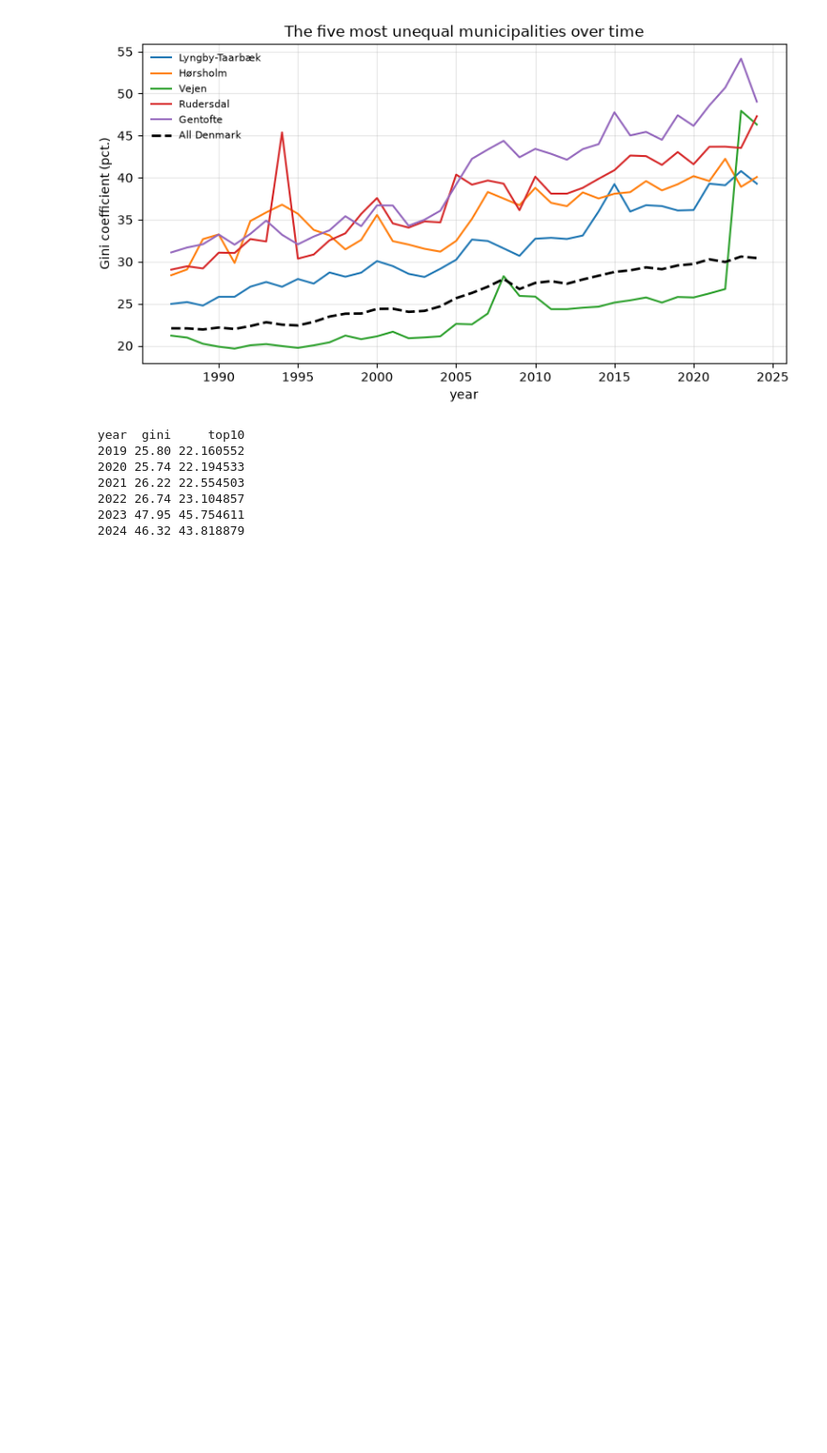
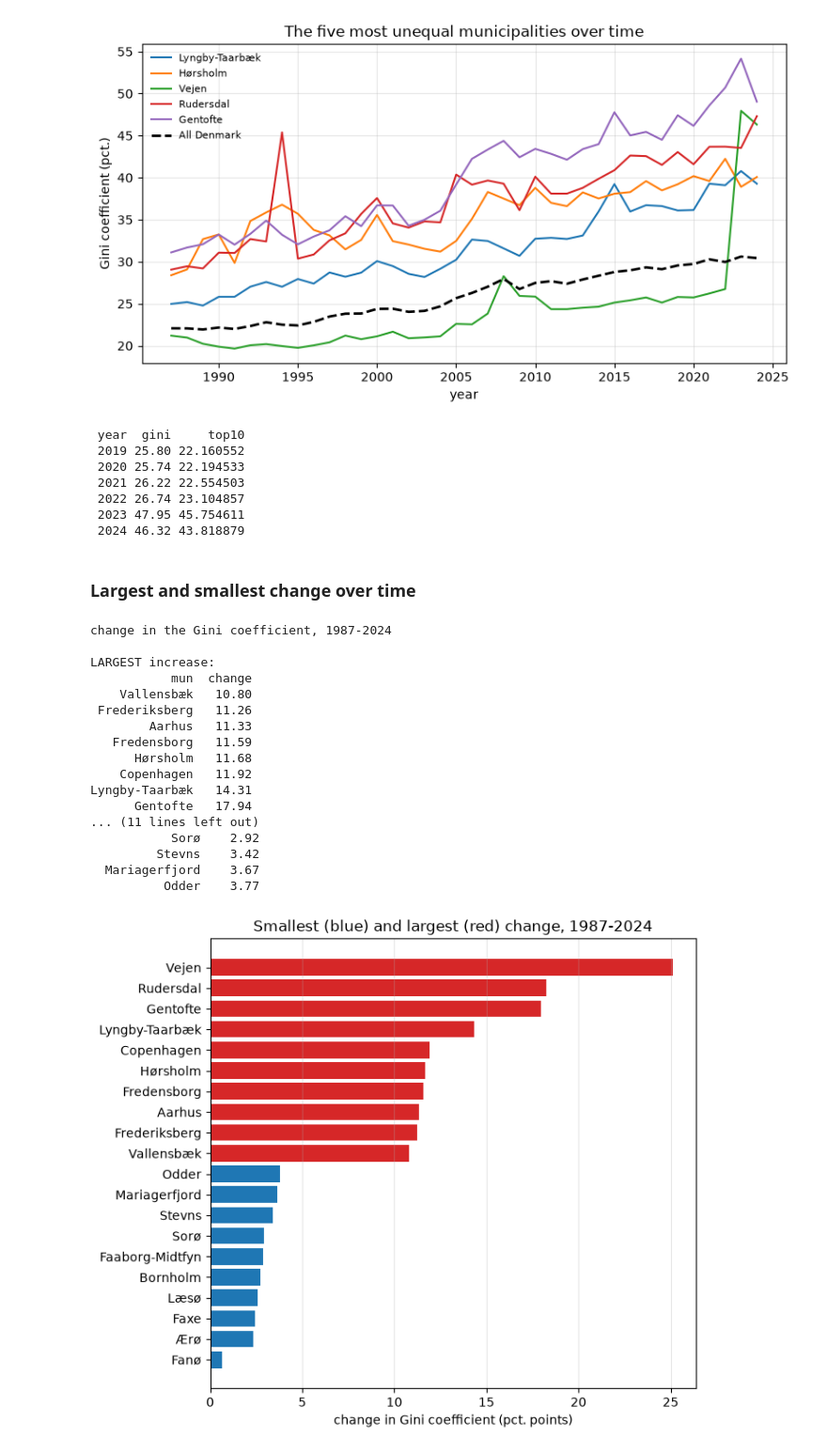
Before and after one commit to NumEconCopenhagen/projects-2025-jvb, a Jupyter notebook: 01_dataproject/DataProject26.ipynb, the cells around one changed output. Shown at 94% size. Cells and saved outputs as stored; diff of their text form; code cells hidden in the pictures; blank space fills up the shorter version.

```diff
--- a/01_dataproject/DataProject26.ipynb
+++ b/01_dataproject/DataProject26.ipynb
@@ -281,3 +287,48 @@ print(vejen[['year','gini','top10']].tail(6).to_string(index=False))
  2022 26.74 23.104857
  2023 47.95 45.754611
  2024 46.32 43.818879
+# %% [markdown]
+### Largest and smallest change over time
+# %%
+# a. change in the Gini coefficient from the first to the last year, per municipality
+first_year = kom['year'].min()
+
+wide = kom.pivot(index='mun', columns='year', values='gini')
+change = (wide[last_year] - wide[first_year]).rename('change').reset_index()
+change = change.sort_values('change')
+
+print(f'change in the Gini coefficient, {first_year}-{last_year}')
+print()
+print('LARGEST increase:')
+print(change.tail(10).to_string(index=False))
+print()
+print('SMALLEST increase:')
+print(change.head(10).to_string(index=False))
+
+# b. figure
+fig, ax = plt.subplots(figsize=(7,6))
+sel = pd.concat([change.head(10), change.tail(10)])
+ax.barh(sel['mun'], sel['change'], color=['tab:blue']*10 + ['tab:red']*10)
+ax.set_xlabel('change in Gini coefficient (pct. points)')
+ax.set_title(f'Smallest (blue) and largest (red) change, {first_year}-{last_year}')
+ax.grid(alpha=0.3, axis='x')
+fig.tight_layout()
+# %% [output]
+change in the Gini coefficient, 1987-2024
+
+LARGEST increase:
+           mun  change
+    Vallensbæk   10.80
+ Frederiksberg   11.26
+        Aarhus   11.33
+   Fredensborg   11.59
+      Hørsholm   11.68
+    Copenhagen   11.92
+Lyngby-Taarbæk   14.31
+      Gentofte   17.94
+... (11 lines left out)
+           Sorø    2.92
+         Stevns    3.42
+  Mariagerfjord    3.67
+          Odder    3.77
+[figure, added]
```
Also changed, not shown: parts of 3 cells of this notebook.
